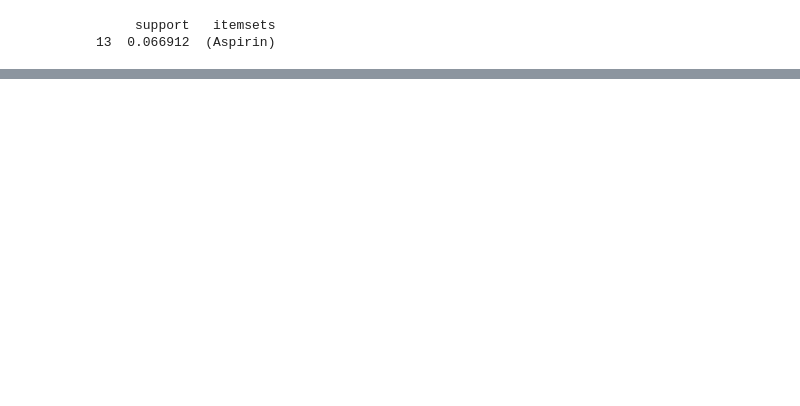
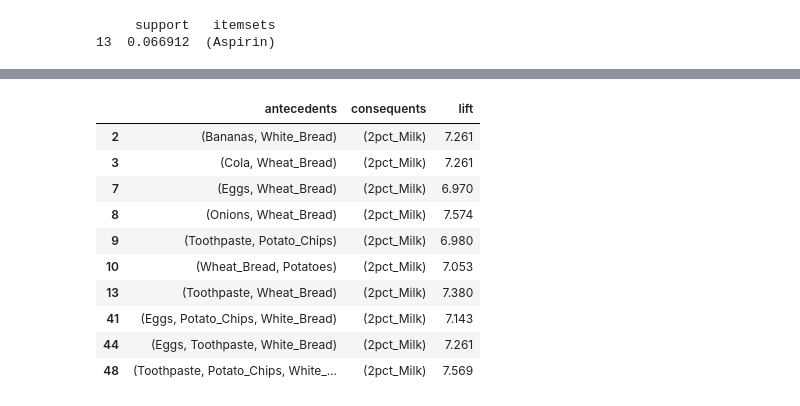
Before and after one commit to Nassima-el-jazouli/Regles-Association, a Jupyter notebook: association_market.ipynb, the cells around one changed output, grey strips where cells are left out. Drawn from its saved outputs; the diff is of its cells as text; code cells hidden in the pictures; blank space fills up the shorter version.

```diff
--- a/association_market.ipynb
+++ b/association_market.ipynb
@@ -203,0 +304,15 @@ print(freq_itemsets[freq_itemsets['itemsets'].ge({'Eggs','Aspirin'})])
+# %%
+#filtrer les règles menant à 2pct_milk
+myRegles[myRegles['consequents'].eq({'2pct_Milk'})]
+# %% [output]
+|  | antecedents | consequents | lift |
+| 2 | (Bananas, White_Bread) | (2pct_Milk) | 7.261 |
+| 3 | (Cola, Wheat_Bread) | (2pct_Milk) | 7.261 |
+| 7 | (Eggs, Wheat_Bread) | (2pct_Milk) | 6.970 |
+| 8 | (Onions, Wheat_Bread) | (2pct_Milk) | 7.574 |
+| 9 | (Toothpaste, Potato_Chips) | (2pct_Milk) | 6.980 |
+| 10 | (Wheat_Bread, Potatoes) | (2pct_Milk) | 7.053 |
+| 13 | (Toothpaste, Wheat_Bread) | (2pct_Milk) | 7.380 |
+| 41 | (Eggs, Potato_Chips, White_Bread) | (2pct_Milk) | 7.143 |
+| 44 | (Eggs, Toothpaste, White_Bread) | (2pct_Milk) | 7.261 |
+| 48 | (Toothpaste, Potato_Chips, White_... | (2pct_Milk) | 7.569 |
```
Also changed, not shown: parts of 18 cells of this notebook.
